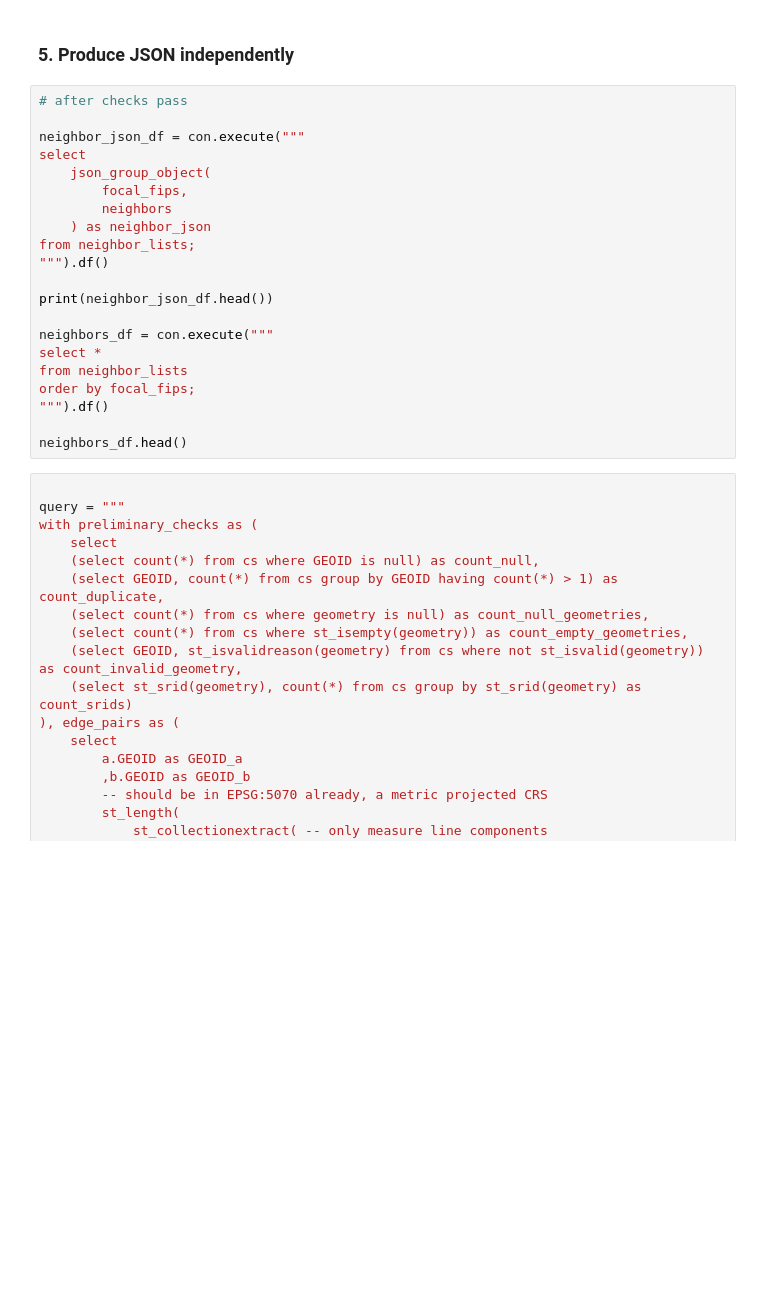
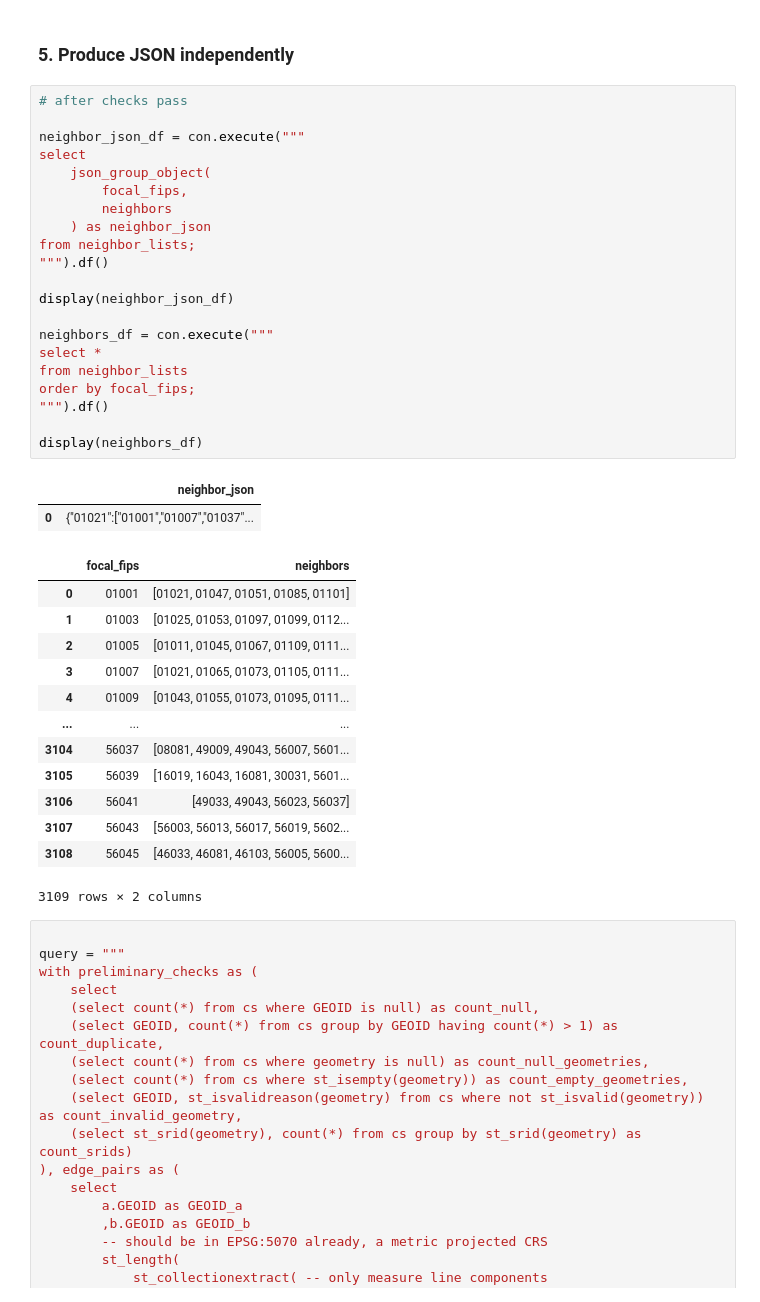
Before and after one commit to sralter/spatial_practice, a Jupyter notebook: sp.ipynb, the cells around one changed output. Cells and saved outputs as stored; diff of their text form; blank space fills up the shorter version.

```diff
--- a/sp.ipynb
+++ b/sp.ipynb
@@ -416,24 +491,40 @@ assert v["asymmetric_edge_count"] == 0, \
 # %%
 # after checks pass
 
 neighbor_json_df = con.execute("""
 select
     json_group_object(
         focal_fips,
         neighbors
     ) as neighbor_json
 from neighbor_lists;
 """).df()
 
-print(neighbor_json_df.head())
+display(neighbor_json_df)
 
 neighbors_df = con.execute("""
 select *
 from neighbor_lists
 order by focal_fips;
 """).df()
 
-neighbors_df.head()
+display(neighbors_df)
+# %% [output]
+|  | neighbor_json |
+| 0 | {"01021":["01001","01007","01037"... |
+|  | focal_fips | neighbors |
+| 0 | 01001 | [01021, 01047, 01051, 01085, 01101] |
+| 1 | 01003 | [01025, 01053, 01097, 01099, 0112... |
+| 2 | 01005 | [01011, 01045, 01067, 01109, 0111... |
+| 3 | 01007 | [01021, 01065, 01073, 01105, 0111... |
+| 4 | 01009 | [01043, 01055, 01073, 01095, 0111... |
+| ... | ... | ... |
+| 3104 | 56037 | [08081, 49009, 49043, 56007, 5601... |
+| 3105 | 56039 | [16019, 16043, 16081, 30031, 5601... |
+| 3106 | 56041 | [49033, 49043, 56023, 56037] |
+| 3107 | 56043 | [56003, 56013, 56017, 56019, 5602... |
+| 3108 | 56045 | [46033, 46081, 46103, 56005, 5600... |
+3109 rows × 2 columns
 # %%
 
 query = """
```
Also changed, not shown: parts of 18 cells of this notebook.
